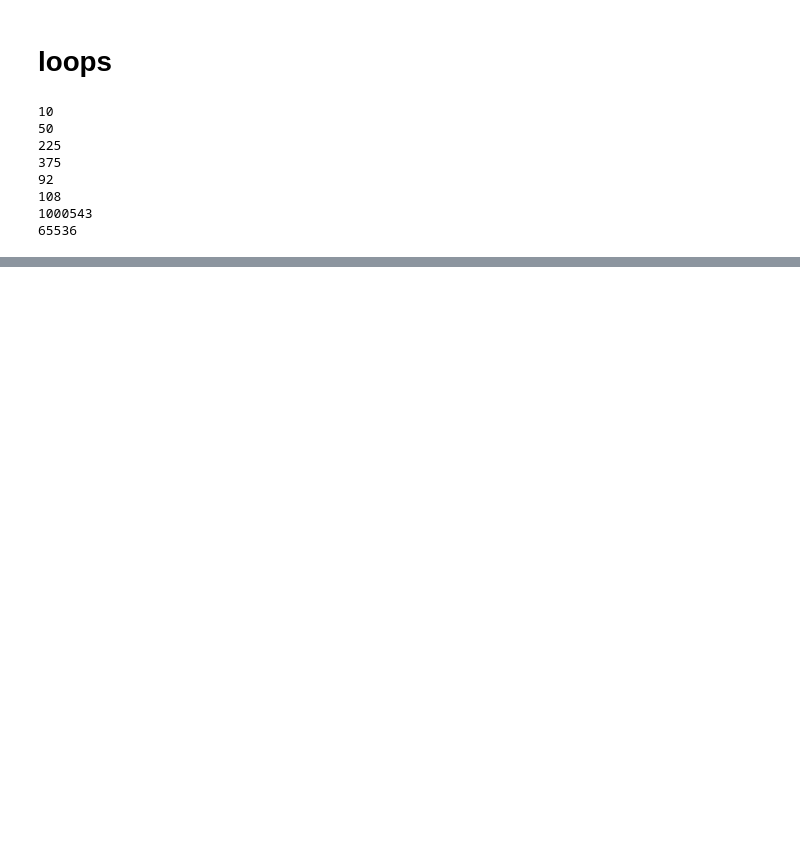
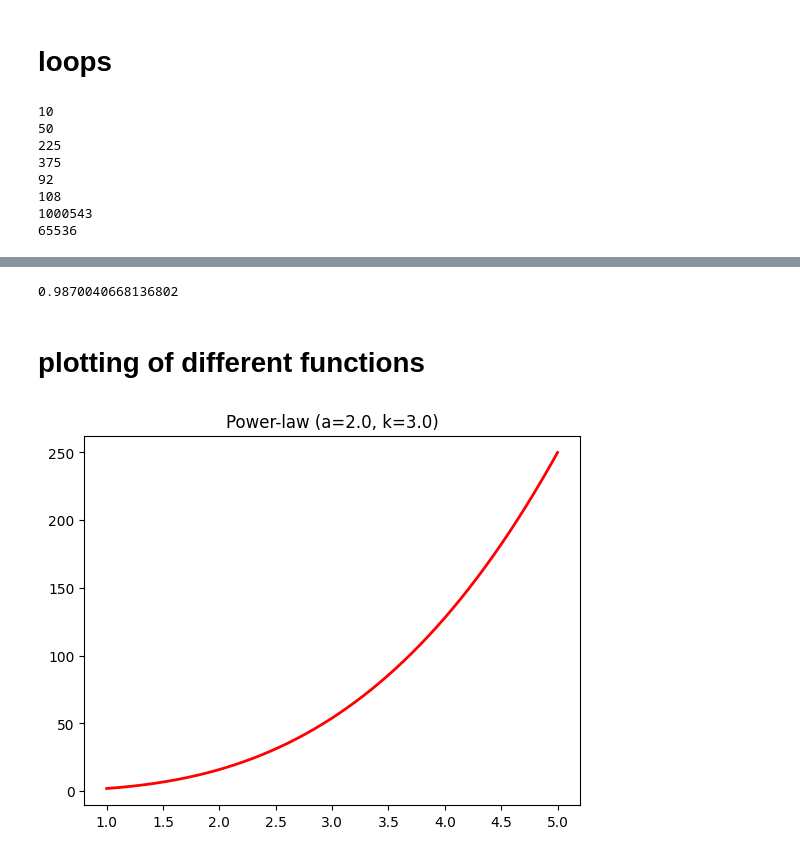
Before and after one commit to saurabhmittal23/space_physics, a Jupyter notebook: tutorial.ipynb, the cells around one changed output, grey strips where cells are left out. Drawn from its saved outputs; the diff is of its cells as text; code cells hidden in the pictures; blank space fills up the shorter version.

Commit message:
add fitting functions

```diff
--- a/tutorial.ipynb
+++ b/tutorial.ipynb
@@ -502,0 +477,23 @@ plt.legend()
+# %%
+area_under_the_curve = len(toy_sample[1][keep,1])/len(toy_sample[1])*k
+area_under_the_curve
+# %% [output]
+0.9870040668136802
+# %% [markdown]
+# plotting of different functions
+# %%
+# Define parameters for the power-law distribution
+a = 2.0  # Scaling parameter
+k = 3.0  # Exponent parameter
+
+# Plot the theoretical power-law PDF
+x = np.linspace(1, 5, 1000)
+pl = a*x**k
+plt.plot(x, pl, 'r', linewidth=2)
+
+
+# Display the plot
+plt.title(f'Power-law (a={a}, k={k})')
+plt.show()
+# %% [output]
+[figure, added]
```
Also changed, not shown: parts of 90 cells of this notebook.
